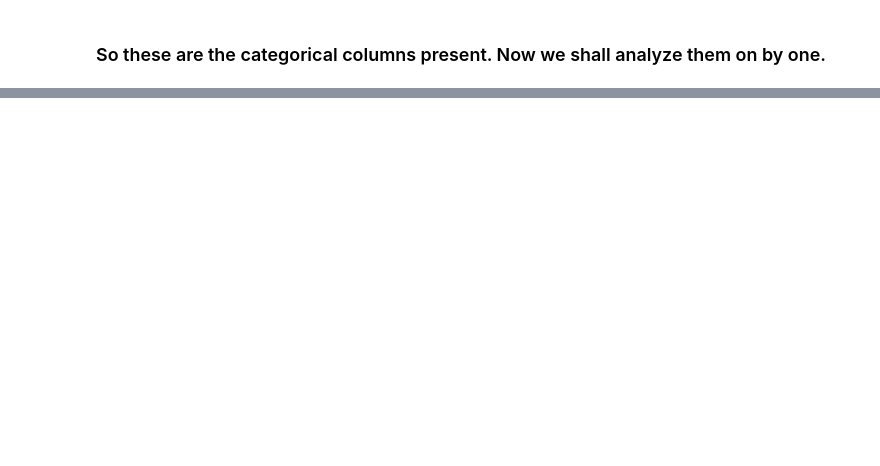
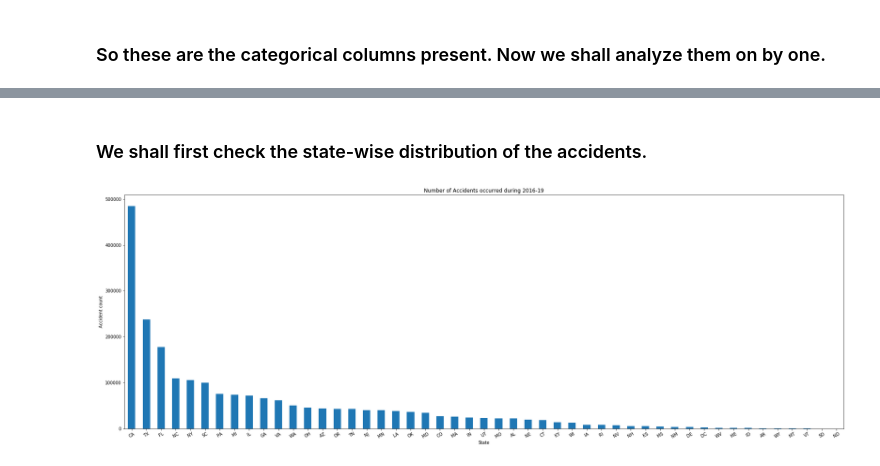
Before and after one commit to rahulmnair1997/US-Accidents-Data-Analysis, a Jupyter notebook: US-accidents.ipynb, the cells around one changed output, grey strips where cells are left out. Saved outputs shown, nothing was run; the diff lists cells and outputs as text; code cells hidden in the pictures; blank space fills up the shorter version.

```diff
--- a/US-accidents.ipynb
+++ b/US-accidents.ipynb
@@ -37,5 +36,3 @@ d
-# %%
-d.set_index('ID', inplace = True)
 # %% [markdown]
 ### After that, now we shall check which all columns have categorical data
 # %%
@@ -58,0 +57,17 @@ categorical_cols
+# %%
+d= d.drop(columns = ['Side', 'Country'])
+# %% [markdown]
+### We shall first check the state-wise distribution of the accidents.
+# %%
+groupby_state = d.groupby('State')['ID'].count()
+# %%
+import matplotlib.pyplot as plt
+
+# State_cat = list(d['State'].unique())
+# State_freq = d.State.value_counts()
+plt.figure(figsize=(30,10))
+groupby_state.plot.bar(rot = 30, title = "Number of Accidents occurred during 2016-19")
+plt.ylabel("Accident count")
+plt.show(block = True)
+# %% [output]
+[figure, added]
```
Also changed, not shown: parts of 7 cells of this notebook.
